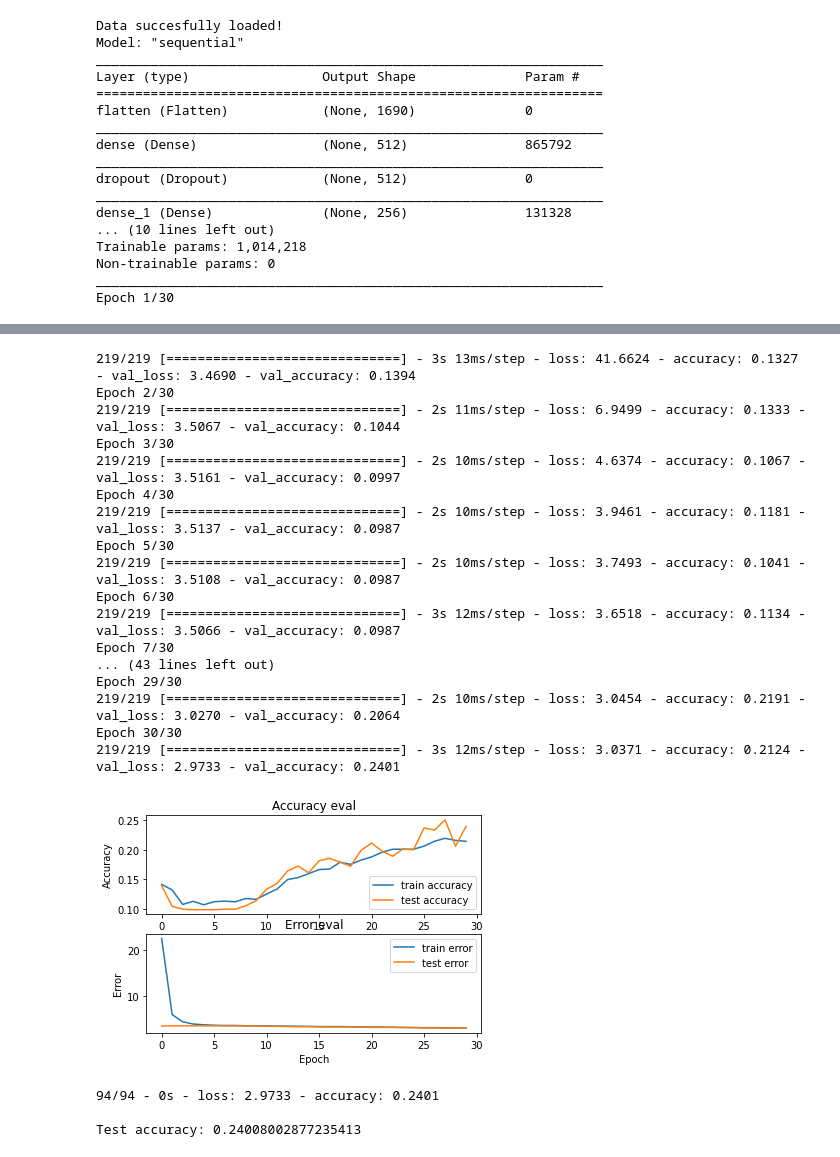
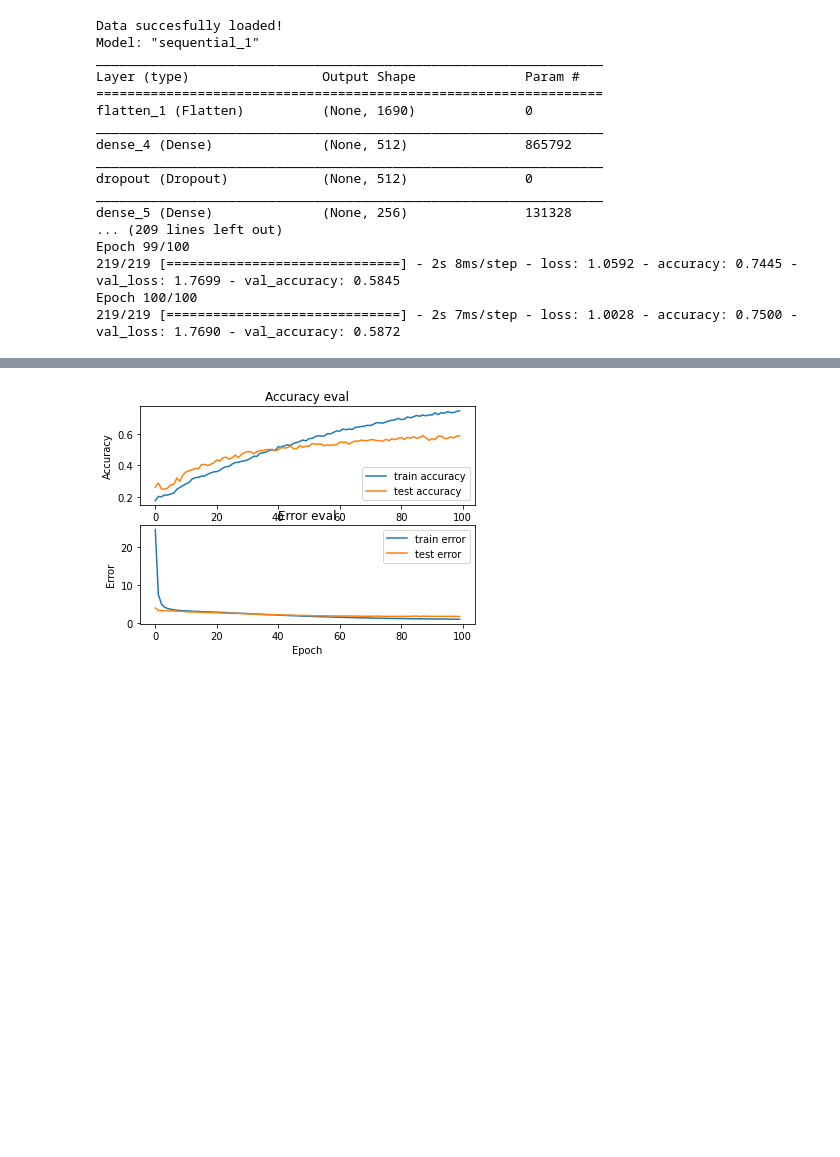
Before and after one commit to joshkabloomy/music-classification, a Jupyter notebook: ANN.ipynb, the cells around one changed output, grey strips where cells are left out. Saved outputs shown, nothing was run; the diff lists cells and outputs as text; code cells hidden in the pictures; blank space fills up the shorter version.

```diff
--- a/ANN.ipynb
+++ b/ANN.ipynb
@@ -5,7 +5,7 @@ from sklearn.model_selection import train_test_split
 import tensorflow.keras as keras
 import matplotlib.pyplot as plt
 # %%
-DATA_PATH = "/home/ubuntu/musikalkemist/test.json"
+DATA_PATH = "/home/ubuntu/test.json"
 # %%
 def load_data(data_path):
     """Loads training dataset from json file.
@@ -24,31 +24,6 @@ def load_data(data_path):
     print("Data succesfully loaded!")
 
     return  X, y
-
-def plot_history(history):
-    """Plots accuracy/loss for training/validation set as a function of the epochs
-        :param history: Training history of model
-        :return:
-    """
-
-    fig, axs = plt.subplots(2)
-
-    # create accuracy sublpot
-    axs[0].plot(history.history["accuracy"], label="train accuracy")
-    axs[0].plot(history.history["val_accuracy"], label="test accuracy")
-    axs[0].set_ylabel("Accuracy")
-    axs[0].legend(loc="lower right")
-    axs[0].set_title("Accuracy eval")
-
-    # create error sublpot
-    axs[1].plot(history.history["loss"], label="train error")
-    axs[1].plot(history.history["val_loss"], label="test error")
-    axs[1].set_ylabel("Error")
-    axs[1].set_xlabel("Epoch")
-    axs[1].legend(loc="upper right")
-    axs[1].set_title("Error eval")
-
-    plt.show()
 # %%
 if __name__ == "__main__":
 
@@ -89,29 +64,25 @@ if __name__ == "__main__":
     model.summary()
 
     # train model
-    history = model.fit(X_train, y_train, validation_data=(X_test, y_test), batch_size=32, epochs=30)
+    history = model.fit(X_train, y_train, validation_data=(X_test, y_test), batch_size=32, epochs=100)
 
     # plot accuracy and error as a function of the epochs
     plot_history(history)
-
-    # evaluate model on test set
-    test_loss, test_acc = model.evaluate(X_test, y_test, verbose=2)
-    print('\nTest accuracy:', test_acc)
 # %% [output]
 Data succesfully loaded!
-Model: "sequential"
+Model: "sequential_1"
 _________________________________________________________________
 Layer (type)                 Output Shape              Param #
 =================================================================
-flatten (Flatten)            (None, 1690)              0
+flatten_1 (Flatten)          (None, 1690)              0
 _________________________________________________________________
-dense (Dense)                (None, 512)               865792
+dense_4 (Dense)              (None, 512)               865792
 _________________________________________________________________
 dropout (Dropout)            (None, 512)               0
 _________________________________________________________________
-dense_1 (Dense)              (None, 256)               131328
-... (10 lines left out)
-Trainable params: 1,014,218
-Non-trainable params: 0
-_________________________________________________________________
-Epoch 1/30
+dense_5 (Dense)              (None, 256)               131328
+... (209 lines left out)
+Epoch 99/100
+219/219 [==============================] - 2s 8ms/step - loss: 1.0592 - accuracy: 0.7445 - val_loss: 1.7699 - val_accuracy: 0.5845
+Epoch 100/100
+219/219 [==============================] - 2s 7ms/step - loss: 1.0028 - accuracy: 0.7500 - val_loss: 1.7690 - val_accuracy: 0.5872
@@ -124,21 +89 @@ To enable them in other operations, rebuild TensorFlow with the appropriate comp
-219/219 [==============================] - 3s 13ms/step - loss: 41.6624 - accuracy: 0.1327 - val_loss: 3.4690 - val_accuracy: 0.1394
-Epoch 2/30
-219/219 [==============================] - 2s 11ms/step - loss: 6.9499 - accuracy: 0.1333 - val_loss: 3.5067 - val_accuracy: 0.1044
-Epoch 3/30
-219/219 [==============================] - 2s 10ms/step - loss: 4.6374 - accuracy: 0.1067 - val_loss: 3.5161 - val_accuracy: 0.0997
-Epoch 4/30
-219/219 [==============================] - 2s 10ms/step - loss: 3.9461 - accuracy: 0.1181 - val_loss: 3.5137 - val_accuracy: 0.0987
-Epoch 5/30
-219/219 [==============================] - 2s 10ms/step - loss: 3.7493 - accuracy: 0.1041 - val_loss: 3.5108 - val_accuracy: 0.0987
-Epoch 6/30
-219/219 [==============================] - 3s 12ms/step - loss: 3.6518 - accuracy: 0.1134 - val_loss: 3.5066 - val_accuracy: 0.0987
-Epoch 7/30
-... (43 lines left out)
-Epoch 29/30
-219/219 [==============================] - 2s 10ms/step - loss: 3.0454 - accuracy: 0.2191 - val_loss: 3.0270 - val_accuracy: 0.2064
-Epoch 30/30
-219/219 [==============================] - 3s 12ms/step - loss: 3.0371 - accuracy: 0.2124 - val_loss: 2.9733 - val_accuracy: 0.2401
-[figure, old version]
+[figure, new version]
-94/94 - 0s - loss: 2.9733 - accuracy: 0.2401
-
-Test accuracy: 0.24008002877235413
```
Also changed, not shown: parts of 1 cell of this notebook, 1 other file.
